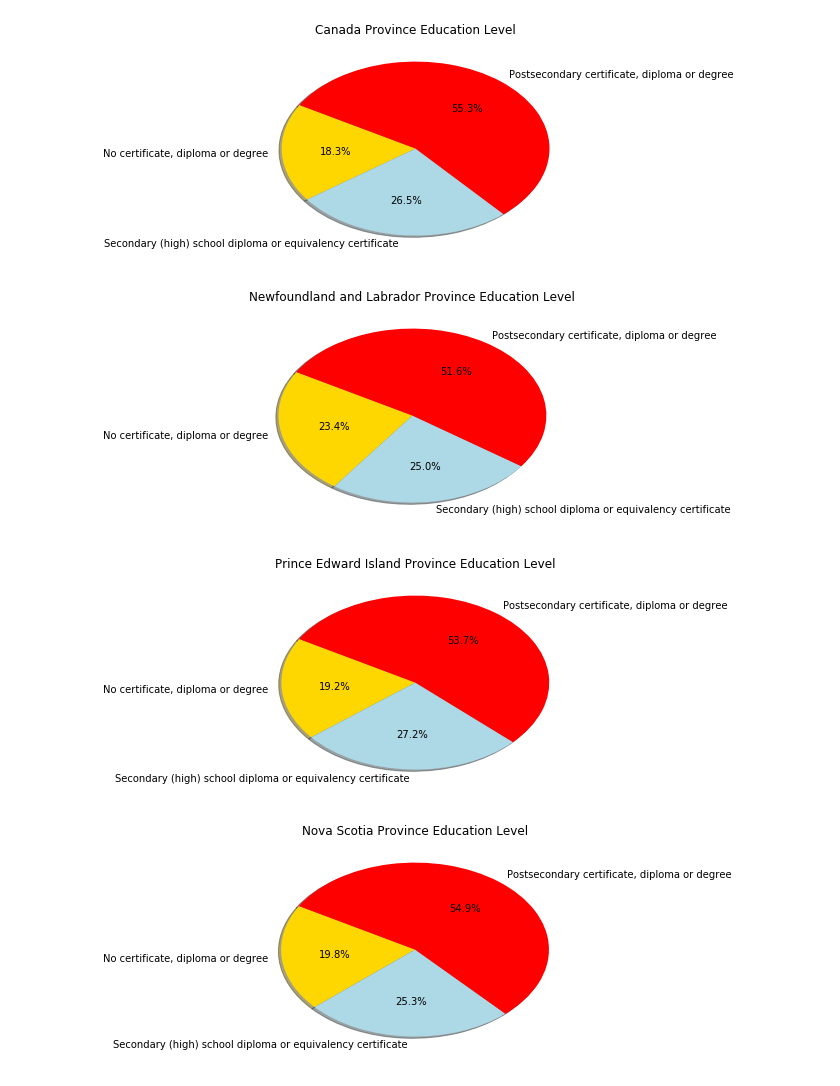
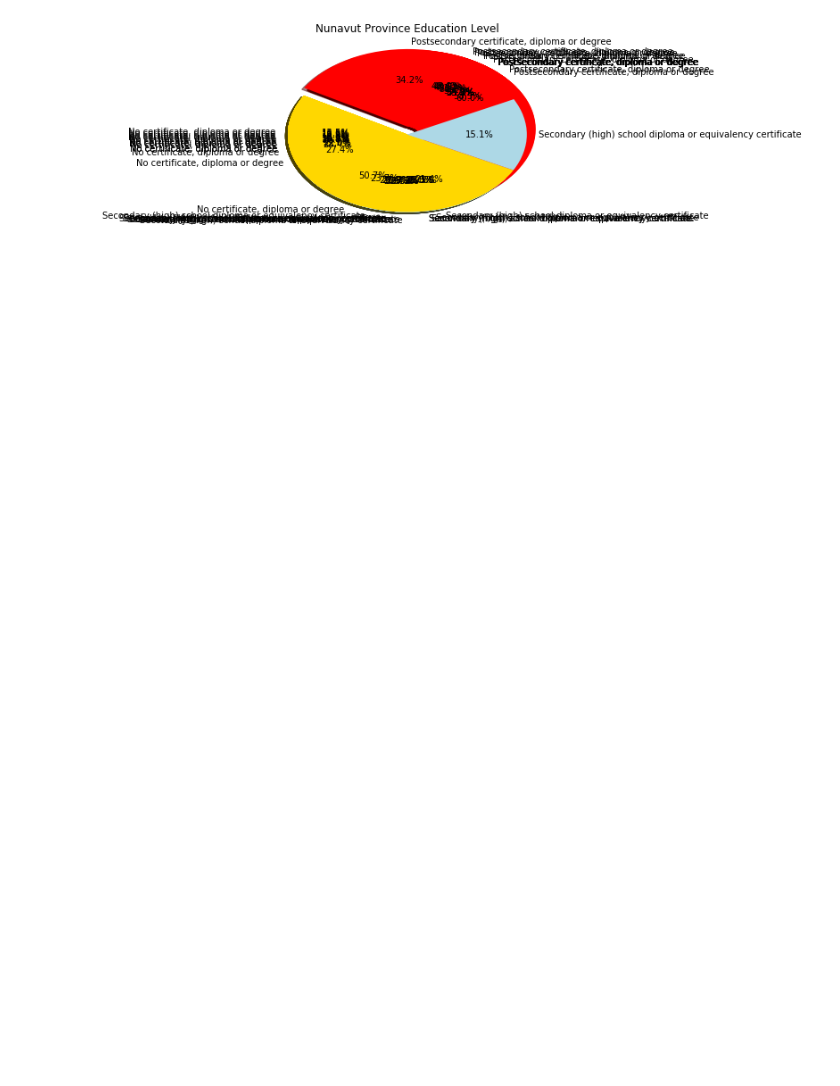
Before and after one commit to elsantonato/07-Project-1, a Jupyter notebook: Input/Plot Education per Province.ipynb, the cells around one changed output. Cells and saved outputs as stored; diff of their text form; code cells hidden in the pictures; blank space fills up the shorter version.

```diff
--- a/Input/Plot Education per Province.ipynb
+++ b/Input/Plot Education per Province.ipynb
@@ -20,14 +20,12 @@ education
 # %%
 for province in provinces:
     colors = ["gold","lightblue","red"]
-#explode = (0,0,0.1)
-    plt.figure()
+    explode = (0,0,0.1)
+    #plt.figure().set_size_inches(12.5, 8.5)
     plt.title(province + " Province Education Level")
-    plt.pie(education[province], labels=education.index.values.tolist(), colors=colors,autopct="%1.1f%%", shadow=True, startangle=150)
+    plt.pie(education[province], explode = explode, labels=education.index.values.tolist(), colors=colors,autopct="%1.1f%%", shadow=True, startangle=150)
 # Save Figure
+    #plt.tight_layout()
     plt.savefig("../Output/" + province + " Province Education Level.png")
 # %% [output]
-[figure, old version]
+[figure, new version]
-[figure, removed]
-[figure, removed]
-[figure, removed]
```
Also changed, not shown: parts of 1 cell of this notebook, 31 other files.
